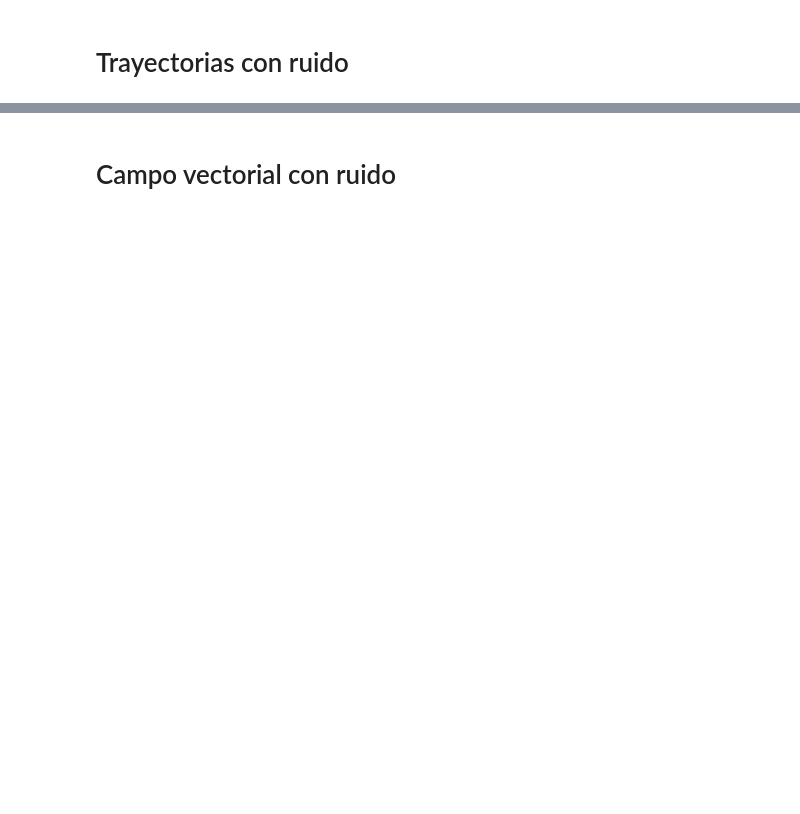
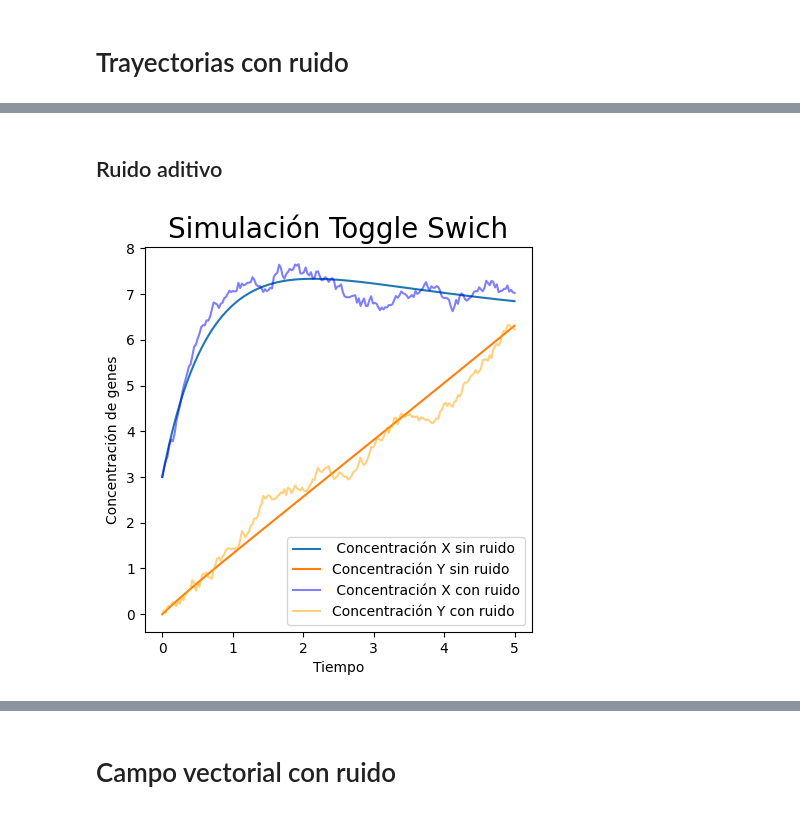
Before and after one commit to RafaSanCed/Tesis-Maestria, a Jupyter notebook: Pruebas para la creación de base de datos/Prueba creación de base de datos con ruido.ipynb, the cells around one changed output, grey strips where cells are left out. Drawn from its saved outputs; the diff is of its cells as text; code cells hidden in the pictures; blank space fills up the shorter version.

Commit message:
Se empieza a crear la base de datos con ruido

```diff
--- a/Pruebas para la creación de base de datos/Prueba creación de base de datos con ruido.ipynb
+++ b/Pruebas para la creación de base de datos/Prueba creación de base de datos con ruido.ipynb
@@ -146,0 +88,63 @@ for i in range(0, 1):
+# %% [markdown]
+## Ruido aditivo
+# %%
+import numpy as np
+import matplotlib.pyplot as plt
+from scipy.integrate import solve_ivp
+import random
+
+# Declaramos el vector de tiempo
+T = 5
+t_span = [0,5]
+dt = 0.025
+N = int(T/dt)
+times = np.linspace(0, T, N)
+
+for i in range(1):
+    # constantes
+    a1 = random.randint(0, 10)
+    a2 = random.randint(0, 10)
+    b1 = random.randint(0, 10)
+    b2 = random.randint(0, 10)
+    d1 = random.randint(0, 10)
+    d2 = random.randint(0, 10)
+    n = random.randint(0, 5)
+
+    # Definimos las condiciones iniciales
+    X = np.zeros(N)
+    Y = np.zeros(N)
+    X[0] = random.randint(0, 10)
+    Y[0] = random.randint(0, 10)
+    y0 = np.array([X[0], Y[0]])
+
+    # Definir el sistema de ecuaciones diferenciales sin ruido
+    def f_without_noise(t, state):
+        X, Y = state
+        dX_dt = a1/(1+Y**n) - d1*X + b1
+        dY_dt = a2/(1+X**n) - d2*Y + b2
+        return [dX_dt, dY_dt]
+
+    # Resolver el sistema de ecuaciones diferenciales sin ruido
+    sol_without_noise = solve_ivp(f_without_noise, t_span, y0, t_eval=times)
+
+    # Simulación con ruido
+    for i in range(N-1):
+        noise1 = np.random.normal(0, .5)
+        noise2 = np.random.normal(0, .5)
+
+        X[i+1] = X[i] + (a1/(1+Y[i]**n) - d1*X[i] + b1)*dt + noise1*np.sqrt(dt)
+        Y[i+1] = Y[i] + (a2/(1+X[i]**n) - d2*Y[i] + b2)*dt + noise2*np.sqrt(dt)
+
+    # Graficamos
+    plt.figure(figsize=(5, 5))
+    plt.plot(times, sol_without_noise.y[0], label=" Concentración X sin ruido")
+    plt.plot(times, sol_without_noise.y[1], label="Concentración Y sin ruido")
+    plt.plot(times, X, label=" Concentración X con ruido", alpha=0.5, color = 'blue')
+    plt.plot(times, Y, label="Concentración Y con ruido", alpha=0.5, color = 'orange')
+    plt.xlabel('Tiempo')
+    plt.ylabel('Concentración de genes')
+    plt.title('Simulación Toggle Swich', fontsize=20)
+    plt.legend()
+    plt.show()
+# %% [output]
+[figure, added]
```
Also changed, not shown: parts of 13 cells of this notebook, 5 other files.
